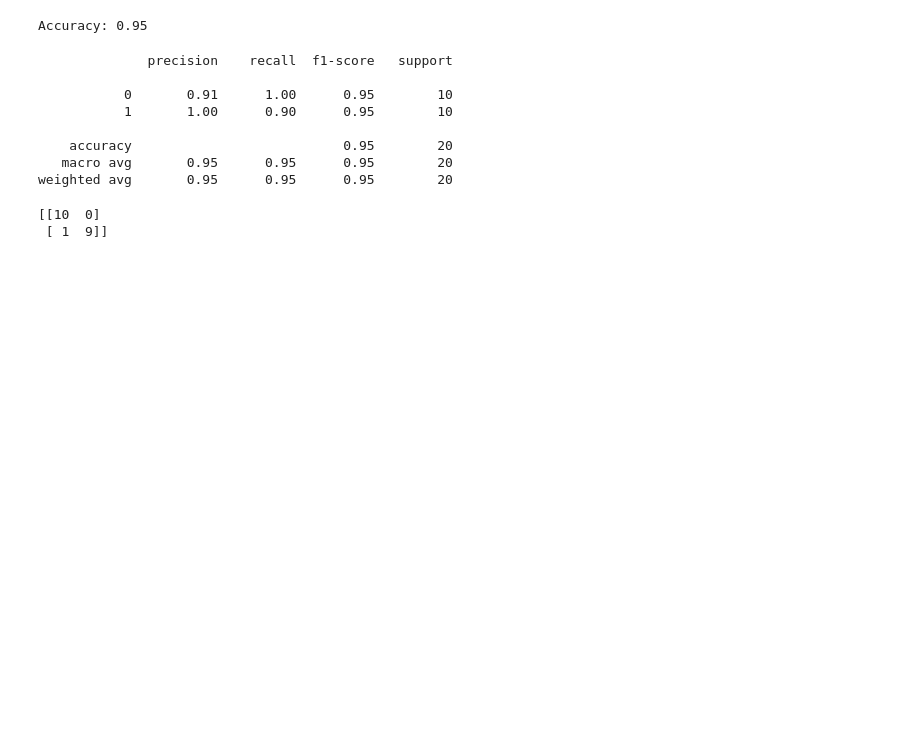
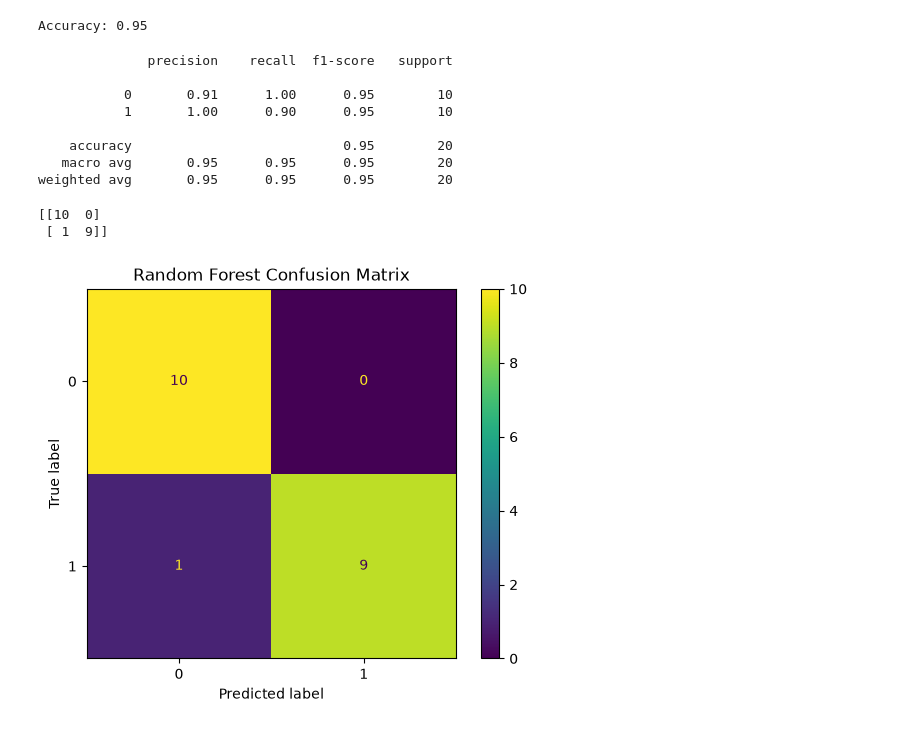
Before and after one commit to Khushubansal29/Deepfake-Audio-Detection-MaRS-, a Jupyter notebook: notebooks/dataset_exploration.ipynb, the cells around one changed output. Saved outputs shown, nothing was run; the diff lists cells and outputs as text; code cells hidden in the pictures; blank space fills up the shorter version.

Commit message:
Visualize random forest confusion matrix

```diff
--- a/notebooks/dataset_exploration.ipynb
+++ b/notebooks/dataset_exploration.ipynb
@@ -336,0 +340,11 @@ print(cm)
+# %%
+ConfusionMatrixDisplay.from_estimator(
+    rf,
+    X_test,
+    y_test
+)
+
+plt.title("Random Forest Confusion Matrix")
+plt.show()
+# %% [output]
+[figure, added]
```
Also changed, not shown: parts of 1 cell of this notebook.
